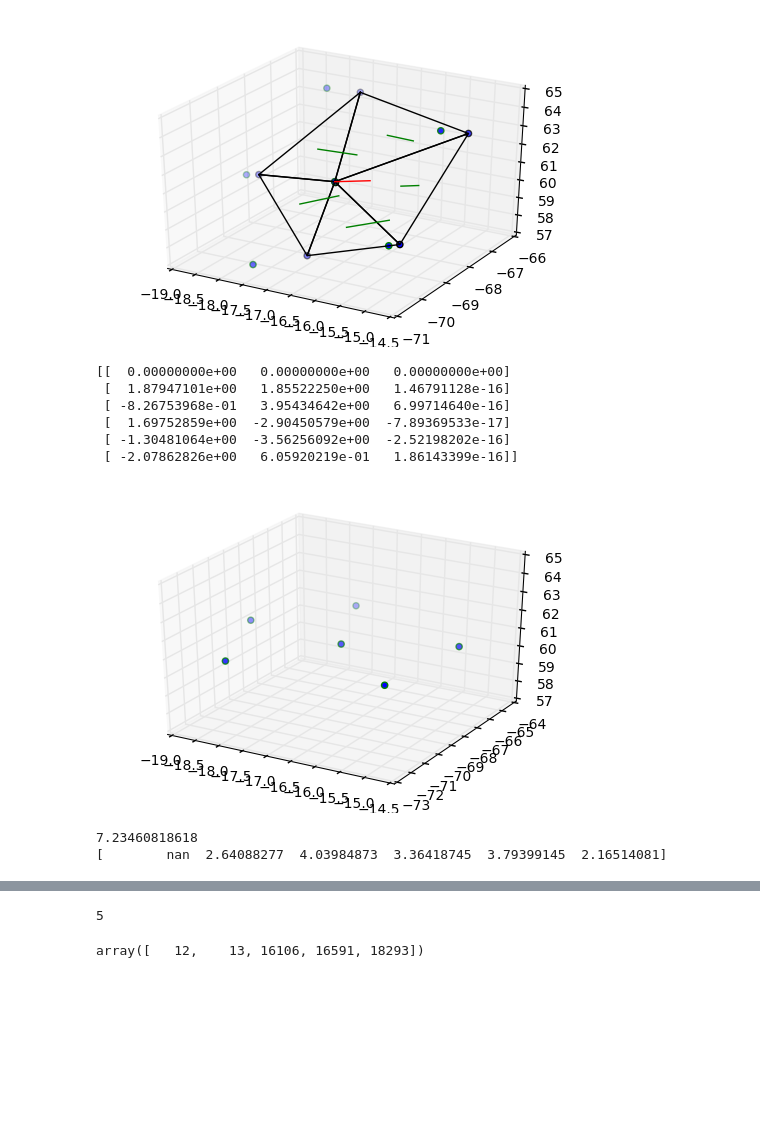
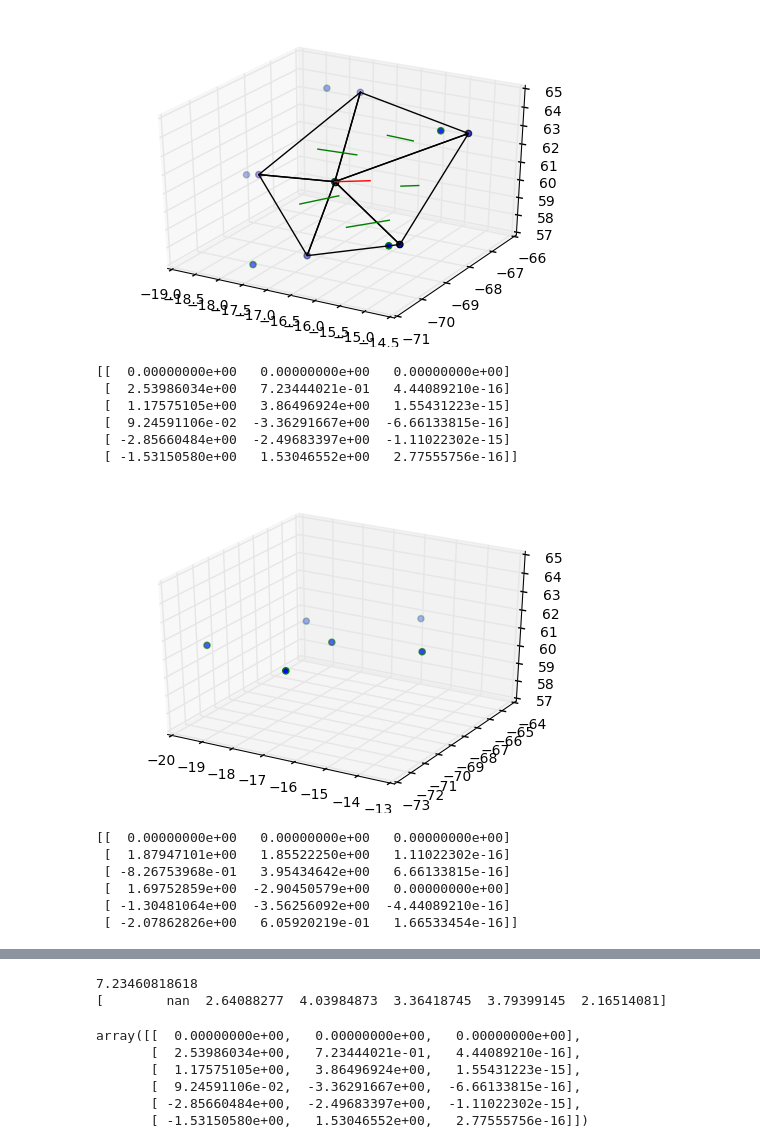
Before and after one commit to melanieganz/5HT_clustering, a Jupyter notebook: testing.ipynb, the cells around one changed output, grey strips where cells are left out. Cells and saved outputs as stored; diff of their text form; code cells hidden in the pictures; blank space fills up the shorter version.

```diff
--- a/testing.ipynb
+++ b/testing.ipynb
@@ -266,40 +278,58 @@ ax=fs.vec_angle(ez,np.array([0,mfnorm[1],mfnorm[2]]))
 if mfnorm[1]<0:
     ax=-ax
 # Rotate along y-axis
 vrx,Rx=fs.rotate3d(mfnorm,ax,axis=0,compute=True,matrix=True)
 ay=fs.vec_angle(ez,vrx)
 if vrx[0]>0:
     ay=-ay
 vz,Ry=fs.rotate3d(vrx,ay,axis=1,compute=True,matrix=True)
 
 # For sanity, check that snorm was well projected onto z-axis
 if (not math.isclose(vz[0],0.0, abs_tol=1e-9) or not math.isclose(vz[1],0.0, abs_tol=1e-9) or not
     math.isclose(vz[2],1.0, abs_tol=1e-9)):
     print(vz)
     raise ValueError('Normal vector was not well projected onto z-axis')
 
-proj2=np.transpose(np.dot(np.dot(Ry,Rx),np.transpose(proj_pts)))[:,[0,1]] # 2d matrix with rows as points and columns as x and y
-proj=np.transpose(np.dot(np.dot(Ry,Rx),np.transpose(proj_pts)))
+proj2=np.transpose(np.dot(np.dot(Ry,Rx),proj_pts.T))[:,[0,1]] # 2d matrix with rows as points and columns as x and y
+
+R=fs.rot_mat(mfnorm,[0,0,1])
+proj=np.dot(R,proj_pts.T).T
+# proj=np.transpose(np.dot(np.dot(Ry,Rx),proj_pts.T))
 print(proj)
 
 fig = plt.figure()
 ax  = fig.add_subplot(111, projection = '3d')
 x=position[nv,0]+proj[:,0];
 y=position[nv,1]+proj[:,1];
 z=position[nv,2]+proj[:,2];
 ax.scatter(x,y,z,color = 'g')
 plt.show()
 
+proj3=np.transpose(np.dot(np.dot(Ry,Rx),proj_pts.T))
+print(proj3)
+
+fig = plt.figure()
+ax  = fig.add_subplot(111, projection = '3d')
+x=position[nv,0]+proj3[:,0];
+y=position[nv,1]+proj3[:,1];
+z=position[nv,2]+proj3[:,2];
+ax.scatter(x,y,z,color = 'g')
+plt.show()
+
 print(np.linalg.norm(px))
 print(np.apply_along_axis(fs.norm_arclen,1,px,mfnorm))
 # %% [output]
 [figure]
 [[  0.00000000e+00   0.00000000e+00   0.00000000e+00]
- [  1.87947101e+00   1.85522250e+00   1.46791128e-16]
- [ -8.26753968e-01   3.95434642e+00   6.99714640e-16]
- [  1.69752859e+00  -2.90450579e+00  -7.89369533e-17]
- [ -1.30481064e+00  -3.56256092e+00  -2.52198202e-16]
- [ -2.07862826e+00   6.05920219e-01   1.86143399e-16]]
+ [  2.53986034e+00   7.23444021e-01   4.44089210e-16]
+ [  1.17575105e+00   3.86496924e+00   1.55431223e-15]
+ [  9.24591106e-02  -3.36291667e+00  -6.66133815e-16]
+ [ -2.85660484e+00  -2.49683397e+00  -1.11022302e-15]
+ [ -1.53150580e+00   1.53046552e+00   2.77555756e-16]]
-[figure, old version]
+[figure, new version]
-7.23460818618
-[        nan  2.64088277  4.03984873  3.36418745  3.79399145  2.16514081]
+[[  0.00000000e+00   0.00000000e+00   0.00000000e+00]
+ [  1.87947101e+00   1.85522250e+00   1.11022302e-16]
+ [ -8.26753968e-01   3.95434642e+00   6.66133815e-16]
+ [  1.69752859e+00  -2.90450579e+00   0.00000000e+00]
+ [ -1.30481064e+00  -3.56256092e+00  -4.44089210e-16]
+ [ -2.07862826e+00   6.05920219e-01   1.66533454e-16]]
@@ -306,8 +337,2 @@ print(np.apply_along_axis(fs.norm_arclen,1,px,mfnorm))
+7.23460818618
+[        nan  2.64088277  4.03984873  3.36418745  3.79399145  2.16514081]
-# %%
-nn
-# %% [output]
-5
-# %%
-faces_ind
-# %% [output]
-array([   12,    13, 16106, 16591, 18293])
@@ -313,0 +341,9 @@ array([   12,    13, 16106, 16591, 18293])
+# %%
+np.dot(R,proj_pts.T).T
+# %% [output]
+array([[  0.00000000e+00,   0.00000000e+00,   0.00000000e+00],
+       [  2.53986034e+00,   7.23444021e-01,   4.44089210e-16],
+       [  1.17575105e+00,   3.86496924e+00,   1.55431223e-15],
+       [  9.24591106e-02,  -3.36291667e+00,  -6.66133815e-16],
+       [ -2.85660484e+00,  -2.49683397e+00,  -1.11022302e-15],
+       [ -1.53150580e+00,   1.53046552e+00,   2.77555756e-16]])
```
Also changed, not shown: parts of 4 cells of this notebook, 8 other files.
